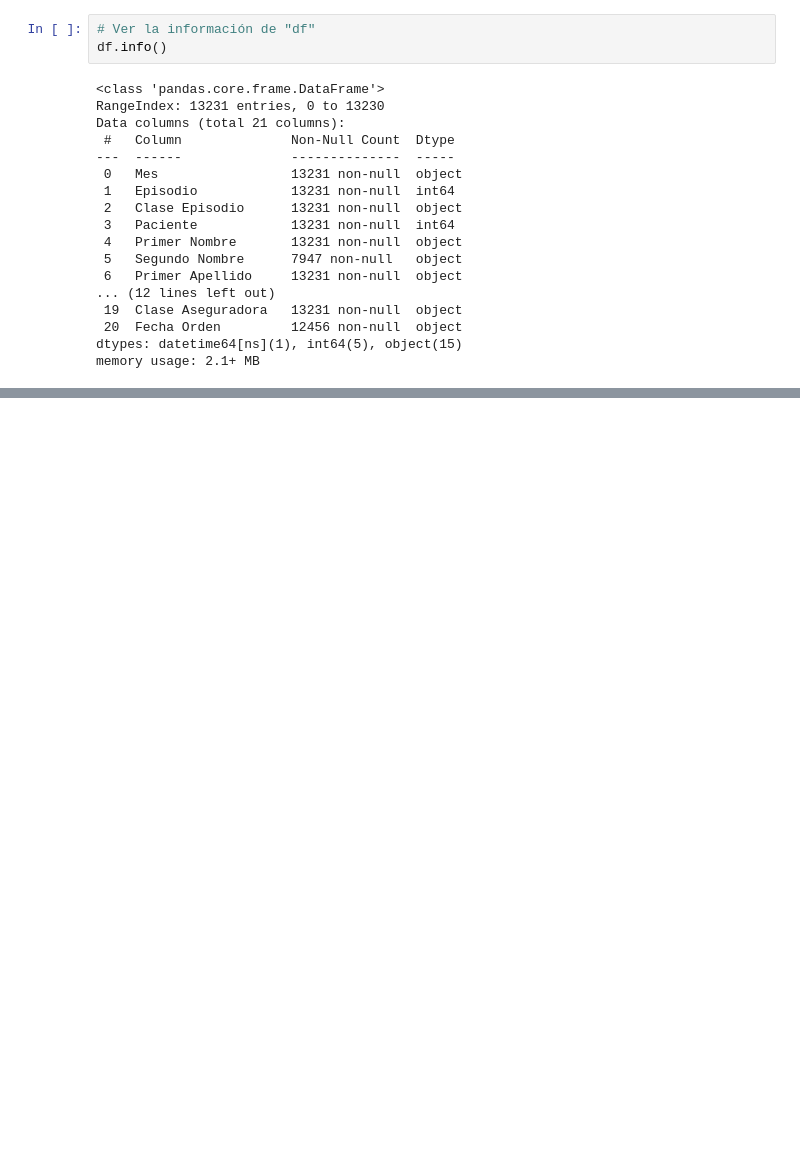
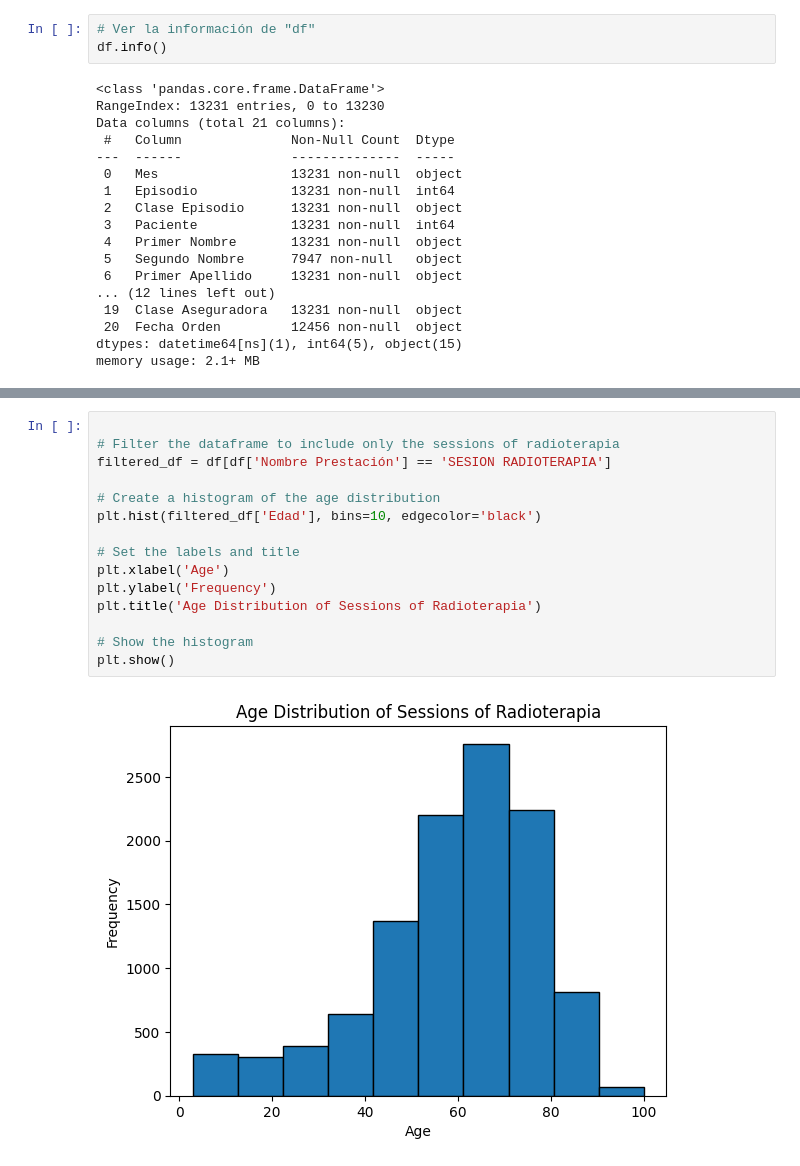
Before and after one commit to DavidD95/Clase_ADA_2024, a Jupyter notebook: Proyecto_ClaseEDA.ipynb, the cells around one changed output, grey strips where cells are left out. Cells and saved outputs as stored; diff of their text form; blank space fills up the shorter version.

```diff
--- a/Proyecto_ClaseEDA.ipynb
+++ b/Proyecto_ClaseEDA.ipynb
@@ -127,0 +172,17 @@ Note: you may need to restart the kernel to use updated packages.
+# %%
+
+# Filter the dataframe to include only the sessions of radioterapia
+filtered_df = df[df['Nombre Prestación'] == 'SESION RADIOTERAPIA']
+
+# Create a histogram of the age distribution
+plt.hist(filtered_df['Edad'], bins=10, edgecolor='black')
+
+# Set the labels and title
+plt.xlabel('Age')
+plt.ylabel('Frequency')
+plt.title('Age Distribution of Sessions of Radioterapia')
+
+# Show the histogram
+plt.show()
+# %% [output]
+[figure, added]
```
Also changed, not shown: parts of 5 cells of this notebook.
